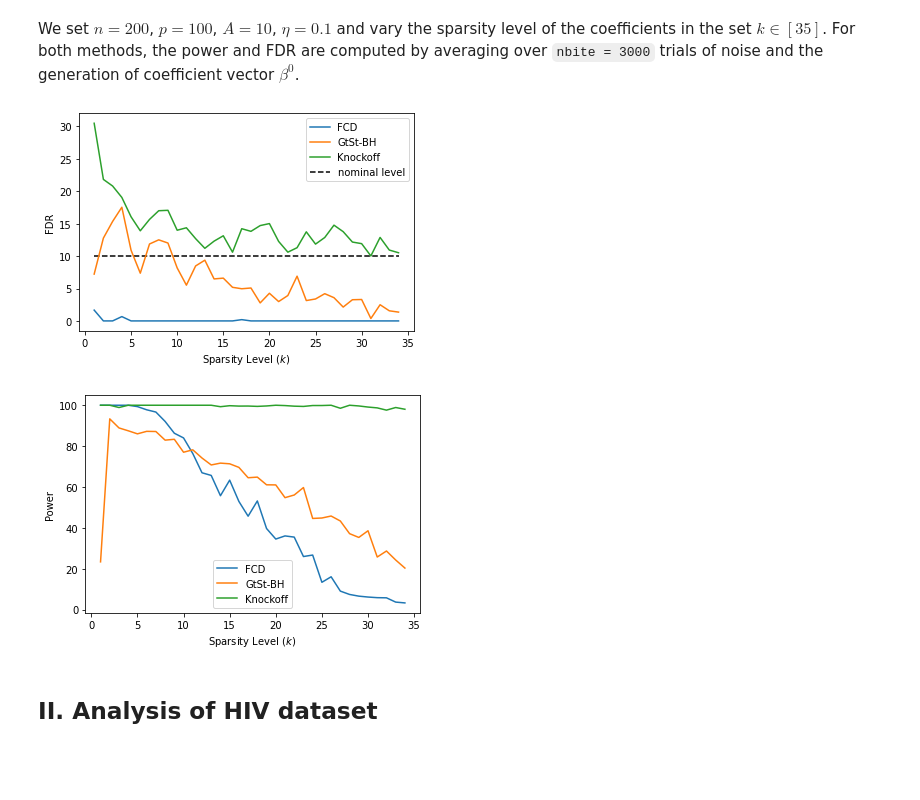
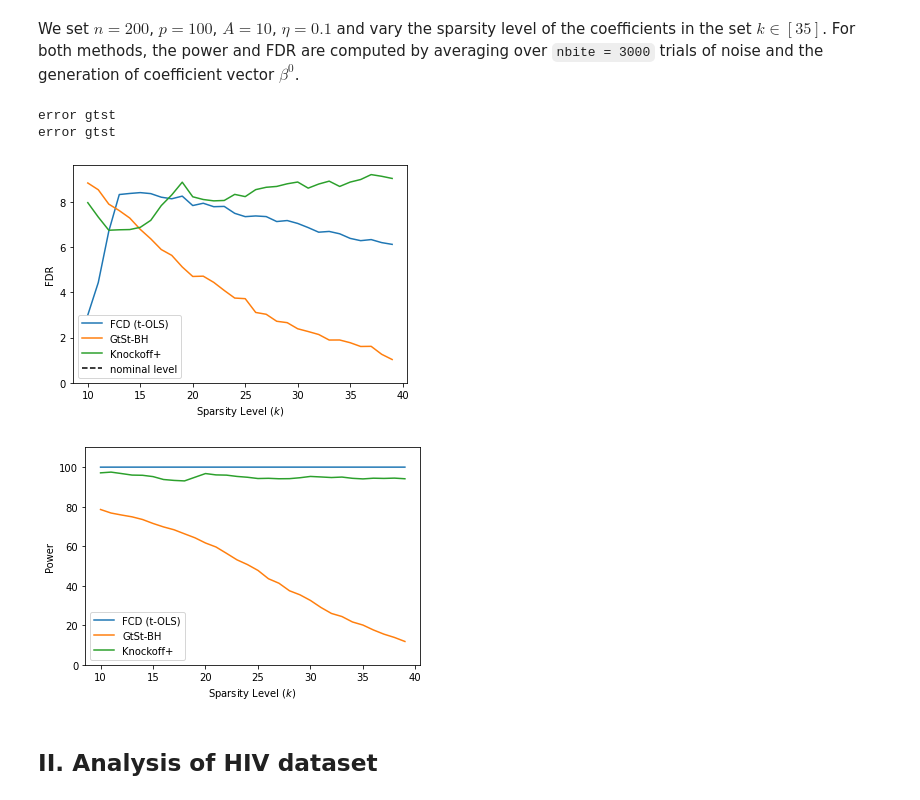
Before and after one commit to ydecastro/lar_testing, a Jupyter notebook: multiple_spacing_tests.ipynb, the cells around one changed output. Drawn from its saved outputs; the diff is of its cells as text; code cells hidden in the pictures; blank space fills up the shorter version.

Commit message:
version 4 of the paper (final version)

```diff
--- a/multiple_spacing_tests.ipynb
+++ b/multiple_spacing_tests.ipynb
@@ -66,10 +65,10 @@ The procedures considered are `algos = ['FCD','Knockoff','GtSt-BH']` with
 # EFFECT AMPLITUDE
 # We choose the parameters as in the paper
 n, p, k, eta = 200, 100, 20, 0.1
-# we ran 30 Monte Carlo simulations for sake of time limitation (in the paper nbite = 3000)
-nbite = 30 #replace by 3000 to get the results presented in the paper arXiv:1906.12072v3
+# in the paper nbite = 3000
+nbite = 3000
 
-list_A = np.arange(1,25,1)
+list_A = np.arange(3,25,1)
 algos = ['FCD','Knockoff','GtSt-BH']
 
 FDR = {name:np.zeros(len(list_A)) for name in algos}
@@ -87,7 +86,7 @@ for i, A in enumerate(list_A):
         fdr, pow = model.fdr_power_lars(X,y,S,0.1)
         FDR['GtSt-BH'][i] += fdr / nbite
         power['GtSt-BH'][i] += pow / nbite
-        fdr, pow = model.fdr_power_knockoffs(X,y,S,alpha=0.1) # put mode='SDP' to get SDP opt.
+        fdr, pow = model.fdr_power_knockoffs(X,y,S,alpha=0.1,mode='equicorrelated',knockoff_plus=True)
         FDR['Knockoff'][i] += fdr / nbite
         power['Knockoff'][i] += pow / nbite
 # %%
@@ -126,8 +127,8 @@ We test the effect of feature correlations. We set $n =200$, $p = 100$, $k = 20$
 # EFFECT CORRELATION
 # We choose the parameters as in the paper
 n, p, k, A = 200, 100, 20, 10
-# we ran 30 Monte Carlo simulations for sake of time limitation (in the paper nbite = 1000)
-nbite = 30 #replace by 3000 to get the results presented in the paper arXiv:1906.12072v3
+# in the paper nbite = 3000
+nbite = 3000
 
 list_eta = np.arange(0.1,0.85,0.05)
 
@@ -137,6 +138,7 @@ FDR = {name:np.zeros(len(list_eta)) for name in algos}
 power = {name:np.zeros(len(list_eta)) for name in algos}
 
 for i, eta in enumerate(list_eta):
+    theta0, X, S, y = generate_data(n, p, k, eta, A)
 
     for _ in range(nbite):
         theta0, X, S, y = generate_data(n, p, k, eta, A)
@@ -149,7 +151,7 @@ for i, eta in enumerate(list_eta):
         FDR['GtSt-BH'][i] += fdr / nbite
         power['GtSt-BH'][i] += pow / nbite
 
-        fdr, pow = model.fdr_power_knockoffs(X,y,S,alpha=0.1)
+        fdr, pow = model.fdr_power_knockoffs(X,y,S,alpha=0.1,mode='equicorrelated',knockoff_plus=True)
         FDR['Knockoff'][i] += fdr / nbite
         power['Knockoff'][i] += pow / nbite
 # %%
@@ -184,10 +188,10 @@ We set $n = 200$, $p = 100$, $A = 10$, $\eta = 0.1$ and vary the sparsity level
 # EFFECT of SPARSITY
 # We choose the parameters as in the paper
 n, p, eta, A = 200, 100, 0.1, 10
-# we ran 30 Monte Carlo simulations for sake of time limitation (in the paper nbite = 1000)
-nbite = 30 #replace by 3000 to get the results presented in the paper arXiv:1906.12072v3
+# in the paper nbite = 3000
+nbite = 3000
 
-list_k = np.arange(1,35,1)
+list_k = np.arange(10,40,1)
 
 algos = ['FCD','Knockoff','GtSt-BH']
 
@@ -195,45 +199,62 @@ FDR = {name:np.zeros(len(list_k)) for name in algos}
 power = {name:np.zeros(len(list_k)) for name in algos}
 
 for i, k in enumerate(list_k):
-
     for _ in range(nbite):
         theta0, X, S, y = generate_data(n, p, k, eta, A)
         model = Testing()
-        signhat, Shat = FCD(n, p, X, y)
-        FDR['FCD'][i] += model.FDR(Shat, S) / nbite
-        power['FCD'][i] += model.power(Shat, S) / nbite
+        try:
+            signhat, Shat = FCD(n, p, X, y)
+            FDR['FCD'][i] += model.FDR(Shat, S) / nbite
+            power['FCD'][i] += model.power(Shat, S) / nbite
+        except:
+            print("error FCD")
+            pass
 
-        fdr, pow = model.fdr_power_lars(X,y,S,0.1)
-        FDR['GtSt-BH'][i] += fdr / nbite
-        power['GtSt-BH'][i] += pow / nbite
+        try:
+            fdr, powe = model.fdr_power_lars(X,y,S,0.1)
+            FDR['GtSt-BH'][i] += fdr / nbite
+            power['GtSt-BH'][i] += powe / nbite
+        except:
+            print("error gtst")
+            pass
 
-        fdr, pow = model.fdr_power_knockoffs(X,y,S,alpha=0.1)#,mode='SDP')
-        FDR['Knockoff'][i] += fdr / nbite
-        power['Knockoff'][i] += pow / nbite
+        try:
+            fdr, pow = model.fdr_power_knockoffs(X,y,S,alpha=0.1,mode='equicorrelated',knockoff_plus=True)
+            FDR['Knockoff'][i] += fdr / nbite
+            power['Knockoff'][i] += pow / nbite
+        except:
+            print("error Knockoff")
+            pass
+# %% [output]
+error gtst
+error gtst
 # %%
 plt.figure(5)
-plt.plot(list_k, 100*FDR['FCD'], label='FCD')
+plt.plot(list_k, 100*FDR['FCD'], label='FCD (t-OLS)')
 plt.plot(list_k, 100*FDR['GtSt-BH'], label='GtSt-BH')
-plt.plot(list_k, 100*FDR['Knockoff'], label='Knockoff')
+plt.plot(list_k, 100*FDR['Knockoff'], label='Knockoff+')
 plt.xlabel('Sparsity Level ($k$)')
 plt.ylabel('FDR')
+plt.ylim(bottom=0)
 plt.hlines(10, min(list_k), max(list_k), colors='black', linestyle='--', label='nominal level')
 plt.legend()
 
 plt.savefig('figuresSimulated/sparsity_effect_fdr.png',dpi=300)
 
 plt.figure(6)
-plt.plot(list_k, 100*power['FCD'], label='FCD')
+plt.plot(list_k, 100*power['FCD'], label='FCD (t-OLS)')
 plt.plot(list_k, 100*power['GtSt-BH'], label='GtSt-BH')
-plt.plot(list_k, 100*power['Knockoff'], label='Knockoff')
+plt.plot(list_k, 100*power['Knockoff'], label='Knockoff+')
 plt.xlabel('Sparsity Level ($k$)')
 plt.ylabel('Power')
+plt.ylim(top=110)
+plt.ylim(bottom=0)
 plt.legend()
 
 plt.savefig('figuresSimulated/sparsity_effect_power.png',dpi=300)
 # %% [output]
-[figure, old version]
+[figure, new version]
-[figure, old version]
+[figure, new version]
 # %% [markdown]
 ## II. Analysis of HIV dataset
 # %% [markdown]
```
Also changed, not shown: parts of 10 cells of this notebook, 5 other files.
